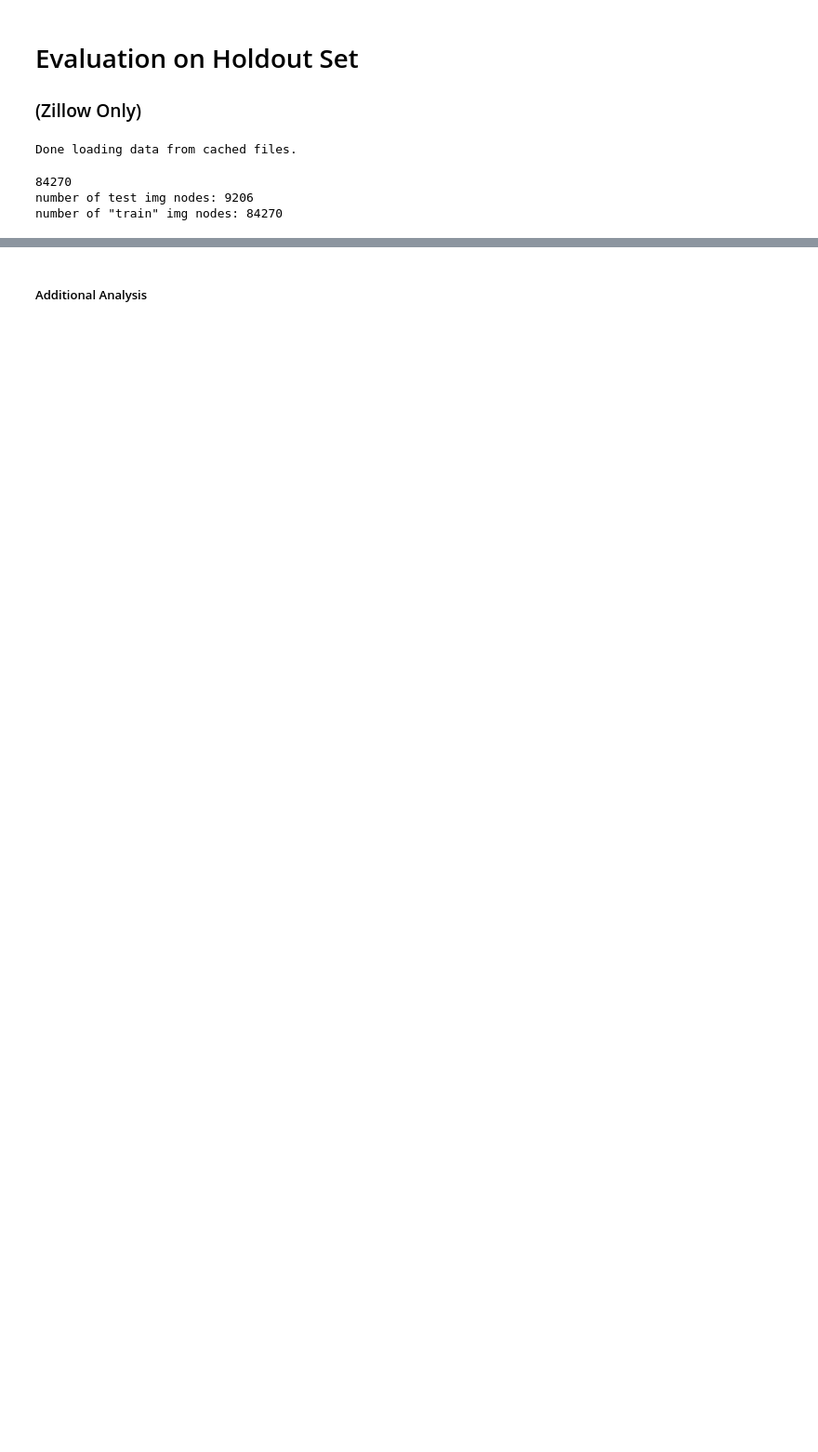
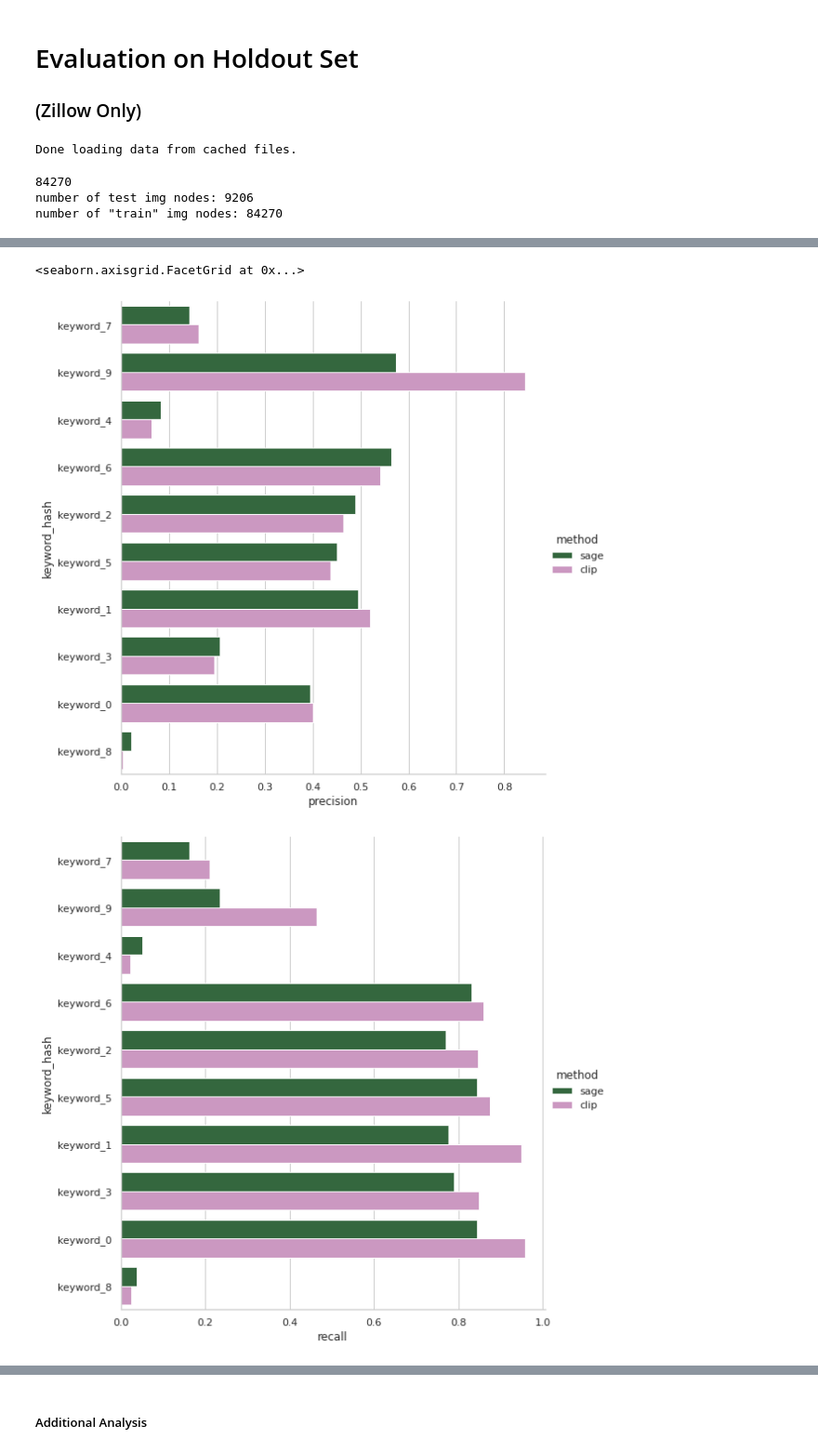
Before and after one commit to tanyanaheta/capstone-mmkg, a Jupyter notebook: notebooks/validation_exp_all.ipynb, the cells around one changed output, grey strips where cells are left out. Shown at 93% size. Cells and saved outputs as stored; diff of their text form; code cells hidden in the pictures; blank space fills up the shorter version.

Commit message:
modified to run coco experiments and get UMAP results

```diff
--- a/notebooks/validation_exp_all.ipynb
+++ b/notebooks/validation_exp_all.ipynb
@@ -1132,0 +1125,64 @@ plt.show()
+# %%
+import seaborn as sns
+sns.set_theme(style="whitegrid")
+#sns.color_palette("rocket", as_cmap=True)
+
+if not os.path.exists('prec_rec_f1_data.csv'):
+    prec_rec_f1_data = pd.DataFrame(columns=['exp_name', 'precision_macro', 'recall_macro',
+                                            'f1_macro', 'precision_micro', 'recall_micro', 'f1_micro'])
+else:
+    prec_rec_f1_data = pd.read_csv('prec_rec_f1_data.csv')
+    prec_rec_f1_data = prec_rec_f1_data[prec_rec_f1_data['exp_name']!=f'sage_{reconnection_method}']
+    prec_rec_f1_data = prec_rec_f1_data[prec_rec_f1_data['exp_name']!='clip']
+
+best_sage_results_by_keyword = results_dict[best_rows['sage']['f1_macro']['threshold']]['sage']
+best_clip_results_by_keyword = results_dict[best_rows['clip']['f1_macro']['threshold']]['clip']
+
+results_by_keyword = {f'sage_{reconnection_method}': best_sage_results_by_keyword,
+                      'clip': best_clip_results_by_keyword}
+
+for exp_name in results_by_keyword:
+    exp_results = pd.DataFrame(columns=['exp_name', 'precision_macro', 'recall_macro', 'f1_macro', 'precision_micro', 'recall_micro', 'f1_micro'])
+    exp_results['precision_macro'] = [np.mean(results_by_keyword[exp_name]['precision'])]
+    exp_results['recall_macro'] = [np.mean(results_by_keyword[exp_name]['recall'])]
+    exp_results['f1_macro'] = [np.mean(results_by_keyword[exp_name]['f1'])]
+    exp_results['precision_micro'] = [np.mean(results_by_keyword[exp_name]['precision']*weights)]
+    exp_results['recall_micro'] = [np.mean(results_by_keyword[exp_name]['recall']*weights)]
+    exp_results['f1_micro'] = [np.mean(results_by_keyword[exp_name]['f1']*weights)]
+    exp_results['exp_name'] = [exp_name]
+    prec_rec_f1_data = pd.concat([prec_rec_f1_data, exp_results], ignore_index=True)
+
+prec_rec_f1_data.to_csv('prec_rec_f1_data.csv', index=False)
+
+keyword_hashes = [test_new_old_node_id_mapping[str(key.item())] for key in test_keyword_node_ids]
+keyword_hashes_mask = [f'keyword_{i}' for i in range(len(keyword_hashes))]
+
+by_keyword_results = pd.concat([pd.DataFrame({'keyword_hash': keyword_hashes_mask,
+                                              'method': 'sage',
+                                              'precision': best_sage_results_by_keyword['precision'],
+                                              'recall': best_sage_results_by_keyword['recall'],
+                                              'weights': weights}).sort_values(by='weights', ascending=False),
+                                pd.DataFrame({'keyword_hash': keyword_hashes_mask,
+                                              'method': 'clip',
+                                              'precision': best_clip_results_by_keyword['precision'],
+                                              'recall': best_clip_results_by_keyword['recall'],
+                                              'weights': weights}).sort_values(by='weights', ascending=False)])
+
+ax_prec = sns.catplot(
+    data=by_keyword_results, kind="bar",
+    x="precision", y="keyword_hash", hue="method",
+    palette="cubehelix", height=8
+)
+ax_prec.set_axis_labels("precision", "keyword_hash")
+
+ax_rec = sns.catplot(
+    data=by_keyword_results, kind="bar",
+    x="recall", y="keyword_hash", hue="method",
+    palette="cubehelix", height=8
+)
+
+ax_rec.set_axis_labels("recall", "keyword_hash")
+# %% [output]
+<seaborn.axisgrid.FacetGrid at 0x...>
+[figure, added]
+[figure, added]
```
Also changed, not shown: parts of 35 cells of this notebook, 1 other file.
